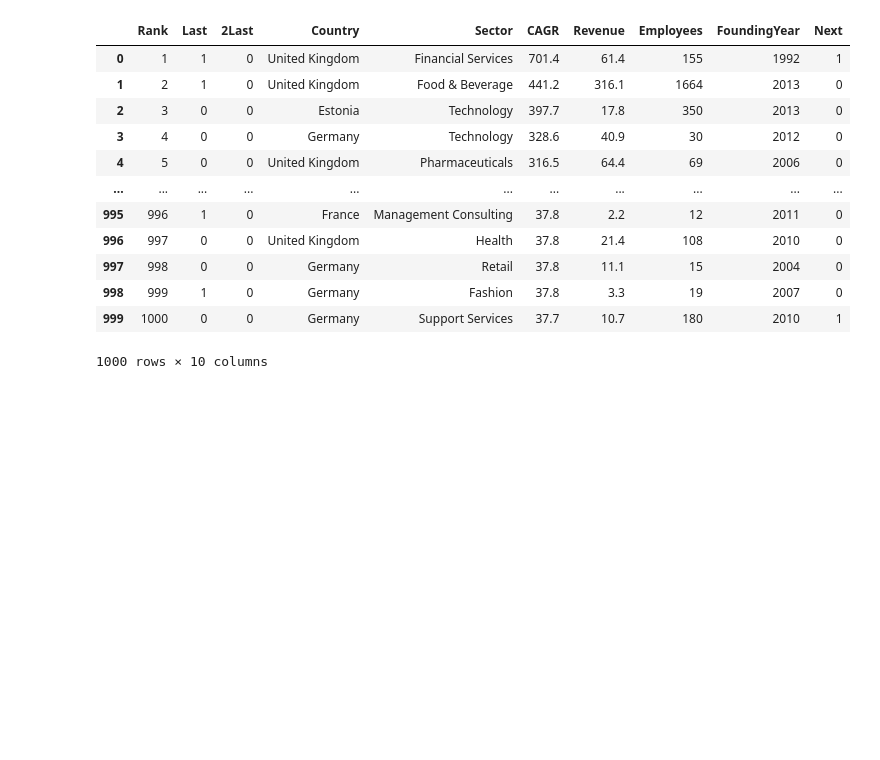
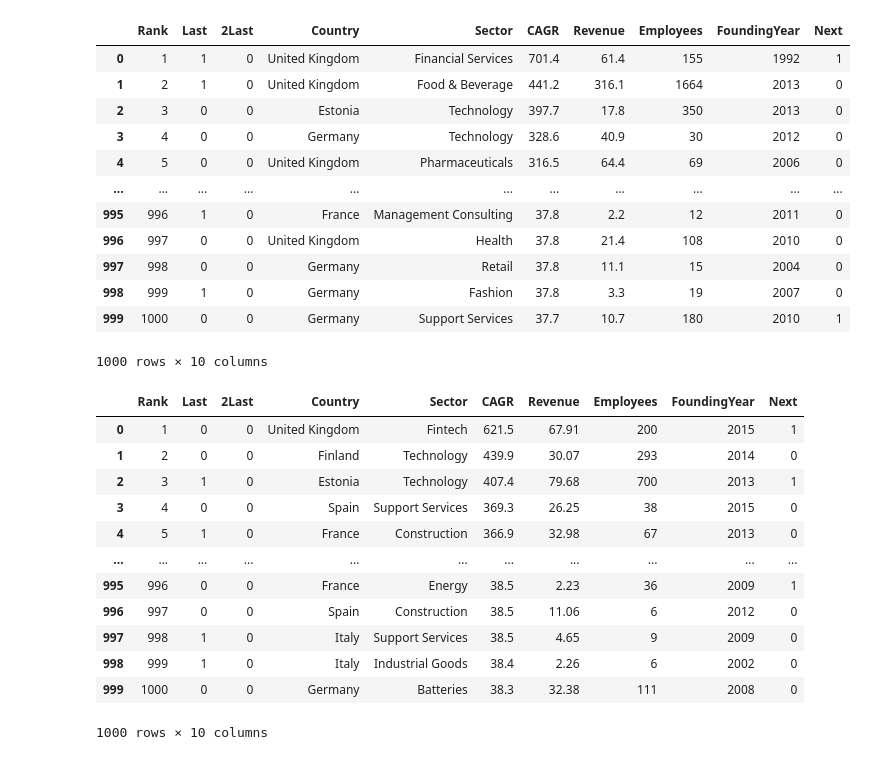
Before and after one commit to kenroly/IntroductionToDataScience, a Jupyter notebook: DataModeling.ipynb, the cells around one changed output. Drawn from its saved outputs; the diff is of its cells as text; code cells hidden in the pictures; blank space fills up the shorter version.

```diff
--- a/DataModeling.ipynb
+++ b/DataModeling.ipynb
@@ -217,3 +217,37 @@ df2019
 | 998 | 999 | 1 | 0 | Germany | Fashion | 37.8 | 3.3 | 19 | 2007 | 0 |
 | 999 | 1000 | 0 | 0 | Germany | Support Services | 37.7 | 10.7 | 180 | 2010 | 1 |
 1000 rows × 10 columns
+# %%
+df2020.rename(columns = {
+    'in 2019 ranking': 'Last',
+    'in 2018 ranking': '2Last',
+    'FT Category': 'Sector',
+    'Compound Annual Growth Rate (CAGR) [in %]': 'CAGR',
+    'Revenue 2018 [in €m]': 'Revenue',
+    'Number of employees 2018': 'Employees',
+    'Founding Year': 'FoundingYear'
+}, inplace = True)
+
+df2020['Next'] = df2020['Name'].isin(df2021['Name'])
+df2020['CAGR'] = df2020['CAGR'].str.replace('%', '').astype(float)
+df2020.replace({'yes': 1, 'no': 0}, inplace = True)
+df2020.replace({True: 1, False: 0}, inplace = True)
+df2020['Employees'] = df2020['Employees'].fillna(df2020['Employees'].median()).astype(int)
+df2020['FoundingYear'] = df2020['FoundingYear'].astype(int)
+df2020.drop(columns = ['Name', 'Absolute Growth Rate [in %]', 'Revenue 2015 [in €m]'], inplace = True)
+
+df2020
+# %% [output]
+|  | Rank | Last | 2Last | Country | Sector | CAGR | Revenue | Employees | FoundingYear | Next |
+| 0 | 1 | 0 | 0 | United Kingdom | Fintech | 621.5 | 67.91 | 200 | 2015 | 1 |
+| 1 | 2 | 0 | 0 | Finland | Technology | 439.9 | 30.07 | 293 | 2014 | 0 |
+| 2 | 3 | 1 | 0 | Estonia | Technology | 407.4 | 79.68 | 700 | 2013 | 1 |
+| 3 | 4 | 0 | 0 | Spain | Support Services | 369.3 | 26.25 | 38 | 2015 | 0 |
+| 4 | 5 | 1 | 0 | France | Construction | 366.9 | 32.98 | 67 | 2013 | 0 |
+| ... | ... | ... | ... | ... | ... | ... | ... | ... | ... | ... |
+| 995 | 996 | 0 | 0 | France | Energy | 38.5 | 2.23 | 36 | 2009 | 1 |
+| 996 | 997 | 0 | 0 | Spain | Construction | 38.5 | 11.06 | 6 | 2012 | 0 |
+| 997 | 998 | 1 | 0 | Italy | Support Services | 38.5 | 4.65 | 9 | 2009 | 0 |
+| 998 | 999 | 1 | 0 | Italy | Industrial Goods | 38.4 | 2.26 | 6 | 2002 | 0 |
+| 999 | 1000 | 0 | 0 | Germany | Batteries | 38.3 | 32.38 | 111 | 2008 | 0 |
+1000 rows × 10 columns
```
